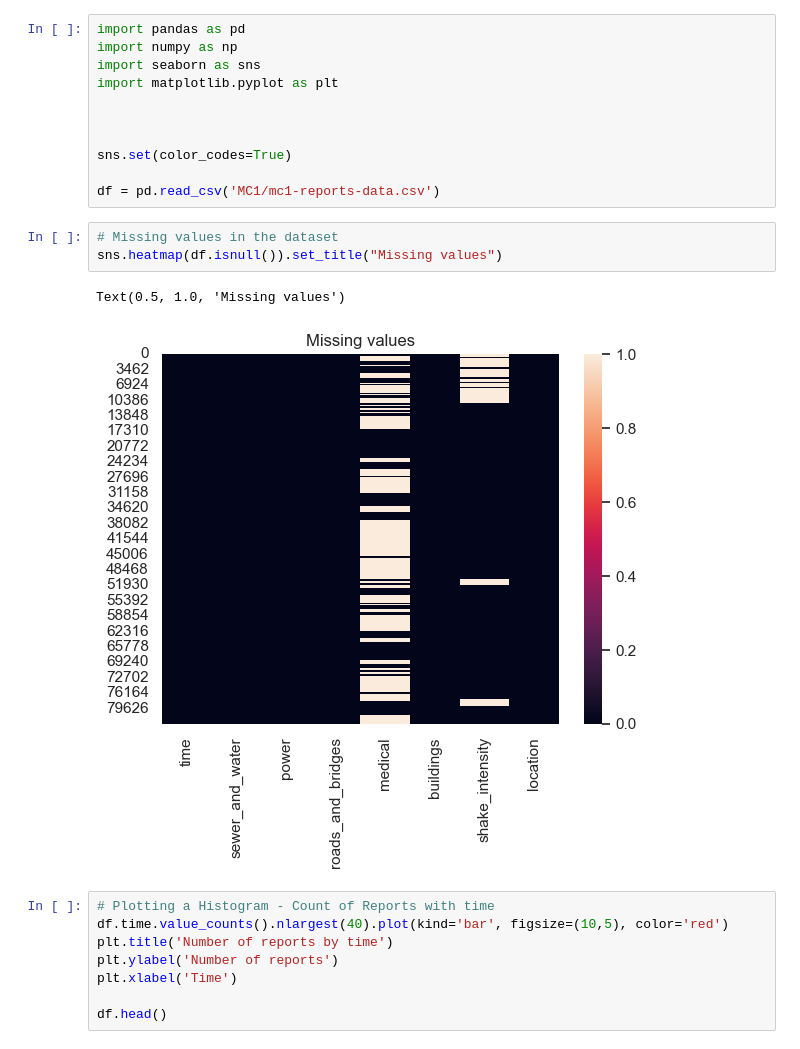
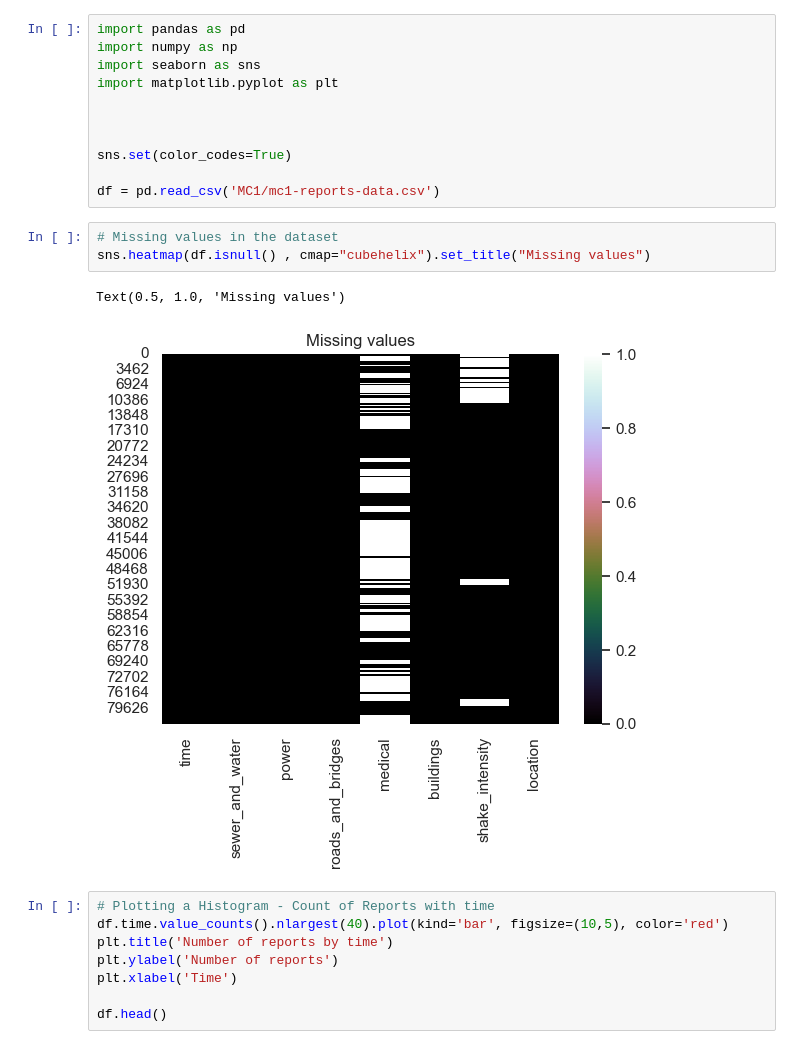
Before and after one commit to dasooni/VAST-19, a Jupyter notebook: project.ipynb, the cells around one changed output. Saved outputs shown, nothing was run; the diff lists cells and outputs as text.

```diff
--- a/project.ipynb
+++ b/project.ipynb
@@ -17,10 +17,10 @@ sns.set(color_codes=True)
 df = pd.read_csv('MC1/mc1-reports-data.csv')
 # %%
 # Missing values in the dataset
-sns.heatmap(df.isnull()).set_title("Missing values")
+sns.heatmap(df.isnull() , cmap="cubehelix").set_title("Missing values")
 # %% [output]
 Text(0.5, 1.0, 'Missing values')
-[figure, old version]
+[figure, new version]
 # %%
 # Plotting a Histogram - Count of Reports with time
 df.time.value_counts().nlargest(40).plot(kind='bar', figsize=(10,5), color='red')
```
Also changed, not shown: parts of 2 cells of this notebook, 12 other files.
